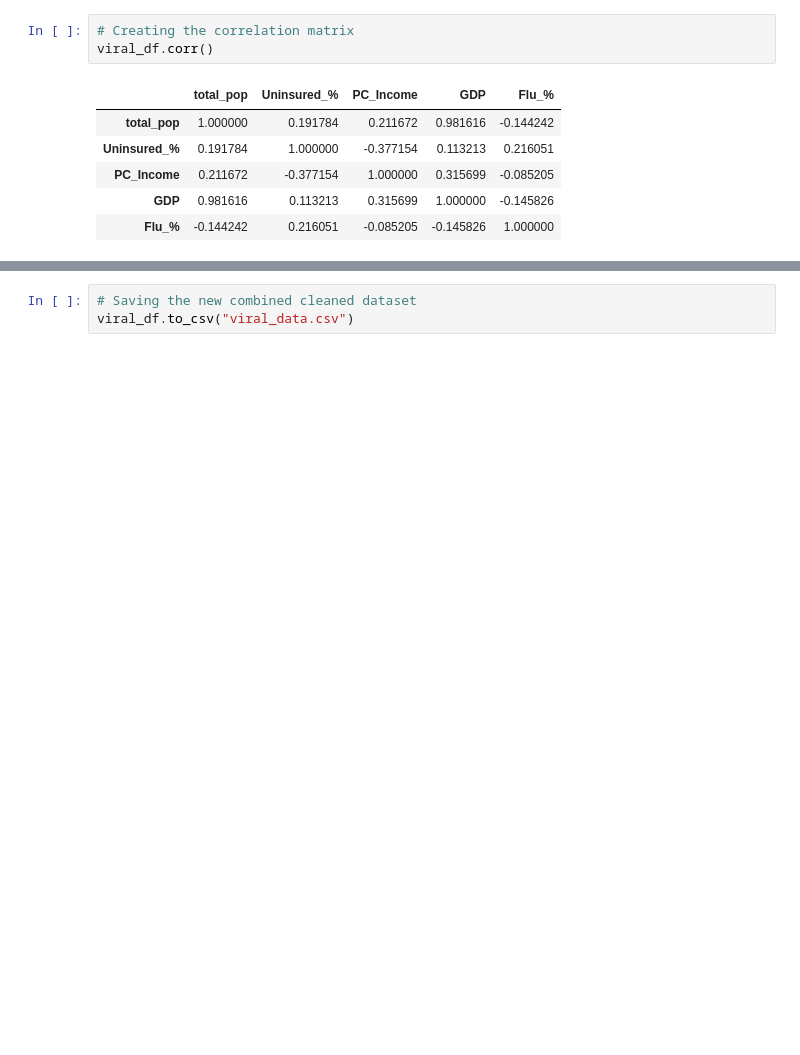
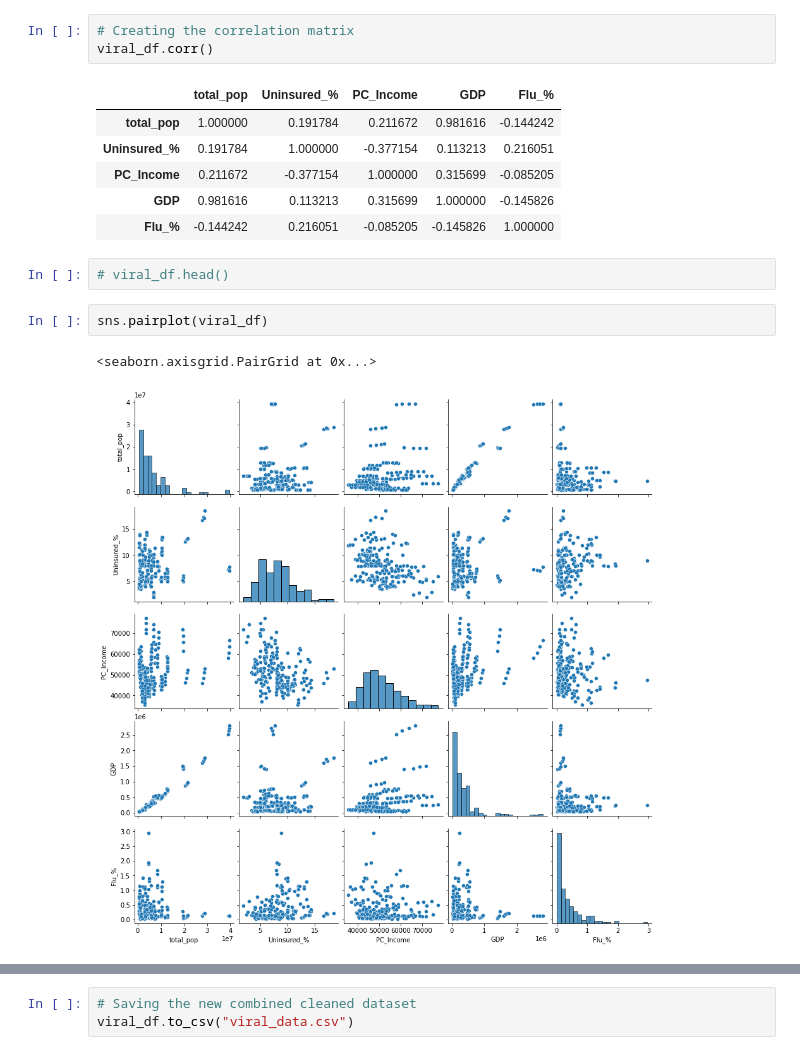
Before and after one commit to lindsera1/GoingViral, a Jupyter notebook: mlr_cleanup.ipynb, the cells around one changed output, grey strips where cells are left out. Cells and saved outputs as stored; diff of their text form; blank space fills up the shorter version.

```diff
--- a/mlr_cleanup.ipynb
+++ b/mlr_cleanup.ipynb
@@ -298,3 +301,10 @@ viral_df.corr()
 | PC_Income | 0.211672 | -0.377154 | 1.000000 | 0.315699 | -0.085205 |
 | GDP | 0.981616 | 0.113213 | 0.315699 | 1.000000 | -0.145826 |
 | Flu_% | -0.144242 | 0.216051 | -0.085205 | -0.145826 | 1.000000 |
+# %%
+# viral_df.head()
+# %%
+sns.pairplot(viral_df)
+# %% [output]
+<seaborn.axisgrid.PairGrid at 0x...>
+[figure, added]
```
Also changed, not shown: parts of 7 cells of this notebook.
